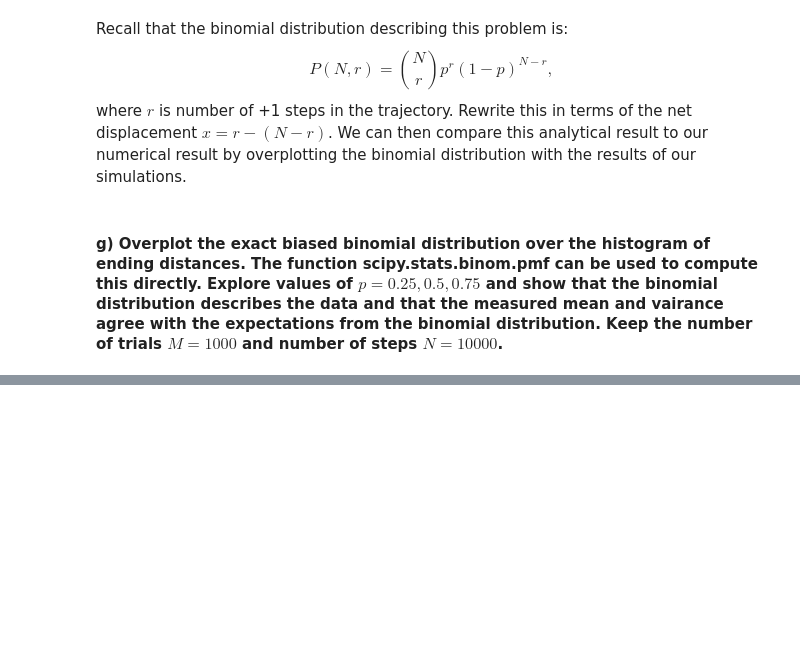
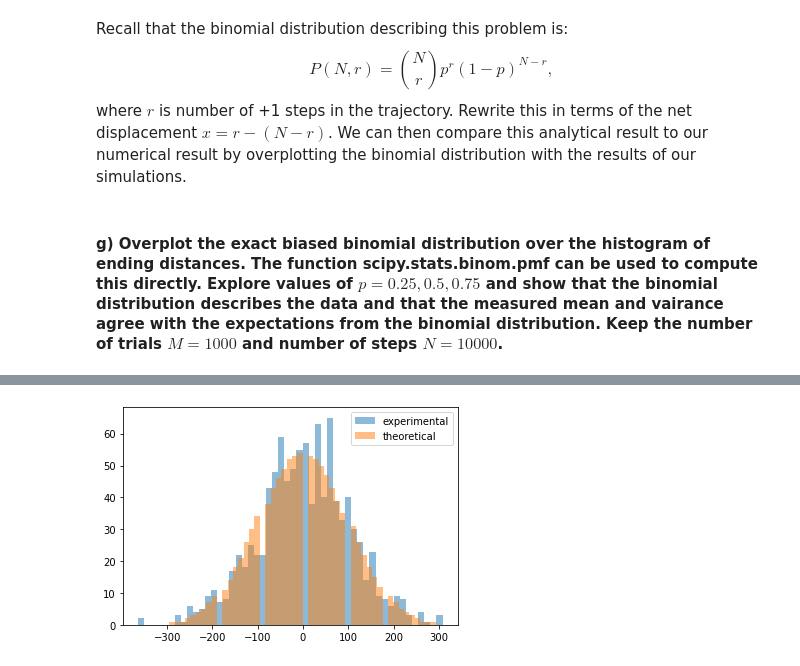
Before and after one commit to jackbb147/bwp, a Jupyter notebook: bwp.ipynb, the cells around one changed output, grey strips where cells are left out. Cells and saved outputs as stored; diff of their text form; code cells hidden in the pictures; blank space fills up the shorter version.

```diff
--- a/bwp.ipynb
+++ b/bwp.ipynb
@@ -184,0 +138,87 @@ print(st.binom.pmf(1000, 10000, 0.25))
+# %%
+#g) Solution
+p = 0.5     # change this between 0.25, 0.5, 0.75
+assert M == 1000 and N == 10000
+
+def R(x):
+    # note that the returned value is ROUNDED to INTEGERS. Otherwise pmf function returns 0
+    return int(round(0.5 * (x+N)))
+
+def X(r):
+    # transform r back to x
+    return 2*r - N
+
+trajectory_final_positions = np.array(Trajectories(M,N,p))
+_min, _max = min(trajectory_final_positions), max(trajectory_final_positions)
+x = np.arange(_min, _max, step = (_max-_min)/bin_count)
+
+r_list = [R(i) for i in x]
+
+
+
+# print(r_list)
+
+
+
+
+
+
+theoretical_trajectory_final_positions = []
+
+
+def P(r):
+    # print("-----P is called.------ ")
+    # print("r and p are: ", r, p)
+    # print("------------------------")
+    return st.binom.pmf(r, N, p)
+
+
+
+
+# print("testing ----", r_list[1])
+# print(st.binom.pmf(4843.1, 10000, 0.5))
+
+# for each value of r, calculate the probability associated with it, then multiply that with the total number of trials to get the actual number of times that particular value of r value is met.  Push r this many times into theoretical_trajectory_final_positions list. This is analogous to the trajectory_final_positions list.
+
+
+
+#normalize
+_sum = sum(
+    [P(r) for r in r_list]
+)
+
+_normalized_probabilities = [P(r) / _sum for r in r_list]
+
+# print(_sum)
+
+# print(M * P(r_list[0]))
+
+assert abs(1-sum(_normalized_probabilities)) < 1/100
+print("asserted: total probability: ", sum(_normalized_probabilities))
+
+
+for r in r_list:
+    prob_r  = P(r) / _sum
+    # print("---probability:", prob_r)
+    X_r = X(r)
+    append_how_many_times = int(round(M * prob_r))
+
+    for i in range(append_how_many_times):
+        theoretical_trajectory_final_positions.append(X_r)
+
+
+
+print(theoretical_trajectory_final_positions)
+print("hello world")
+
+# pyplot.hist(x, bins, alpha=0.5, label='x')
+# pyplot.hist(y, bins, alpha=0.5, label='y')
+
+plt.hist(trajectory_final_positions, bins = bin_count, alpha = 0.5, label = 'experimental')
+plt.hist(theoretical_trajectory_final_positions, bins = bin_count,alpha = 0.5,  label = 'theoretical')
+
+# pyplot.legend(loc='upper right')
+
+plt.legend(loc = 'upper right')
+plt.show()
+# %% [output]
@@ -184,0 +228 @@ print(st.binom.pmf(1000, 10000, 0.25))
+[figure, added]
```
Also changed, not shown: parts of 7 cells of this notebook.
